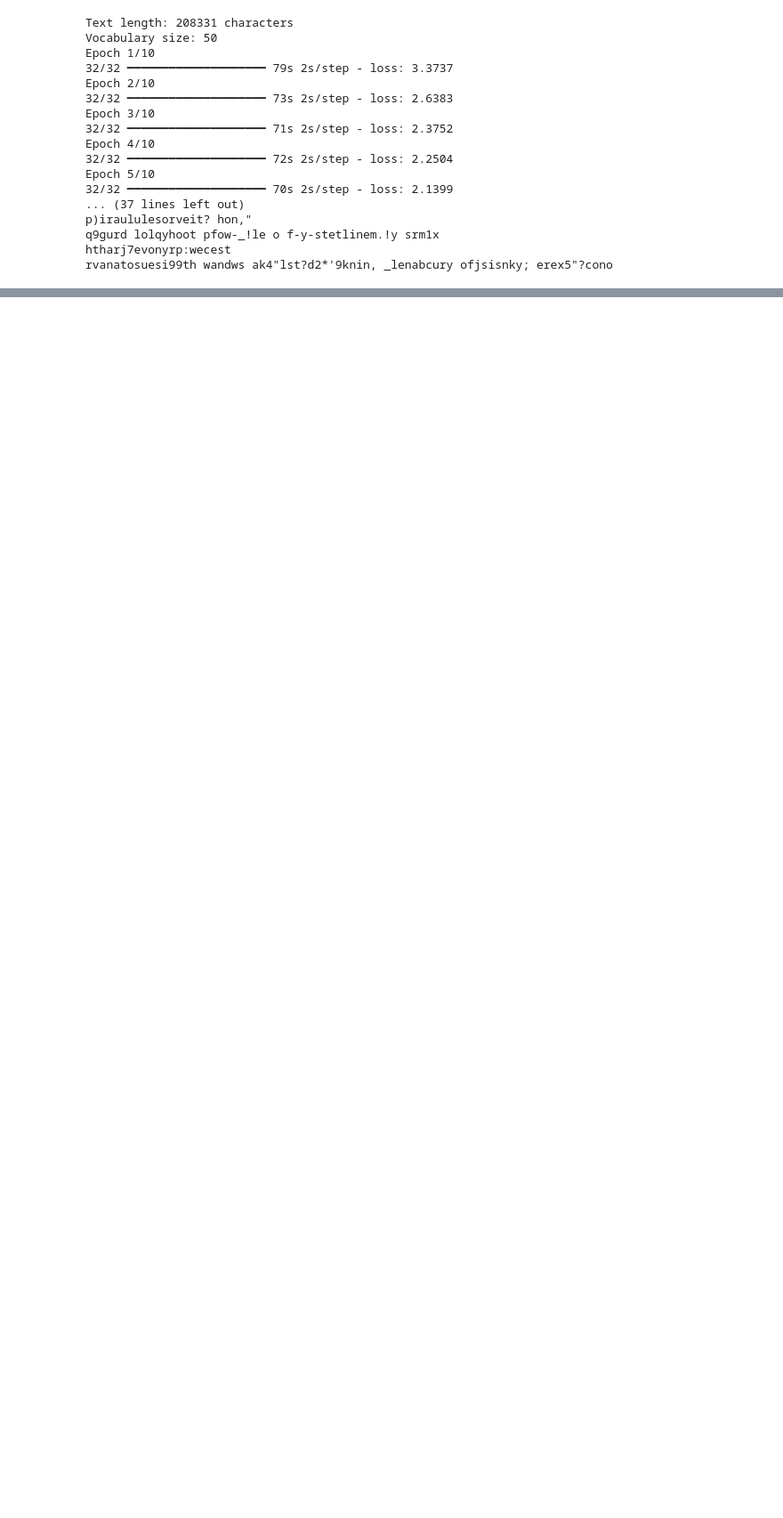
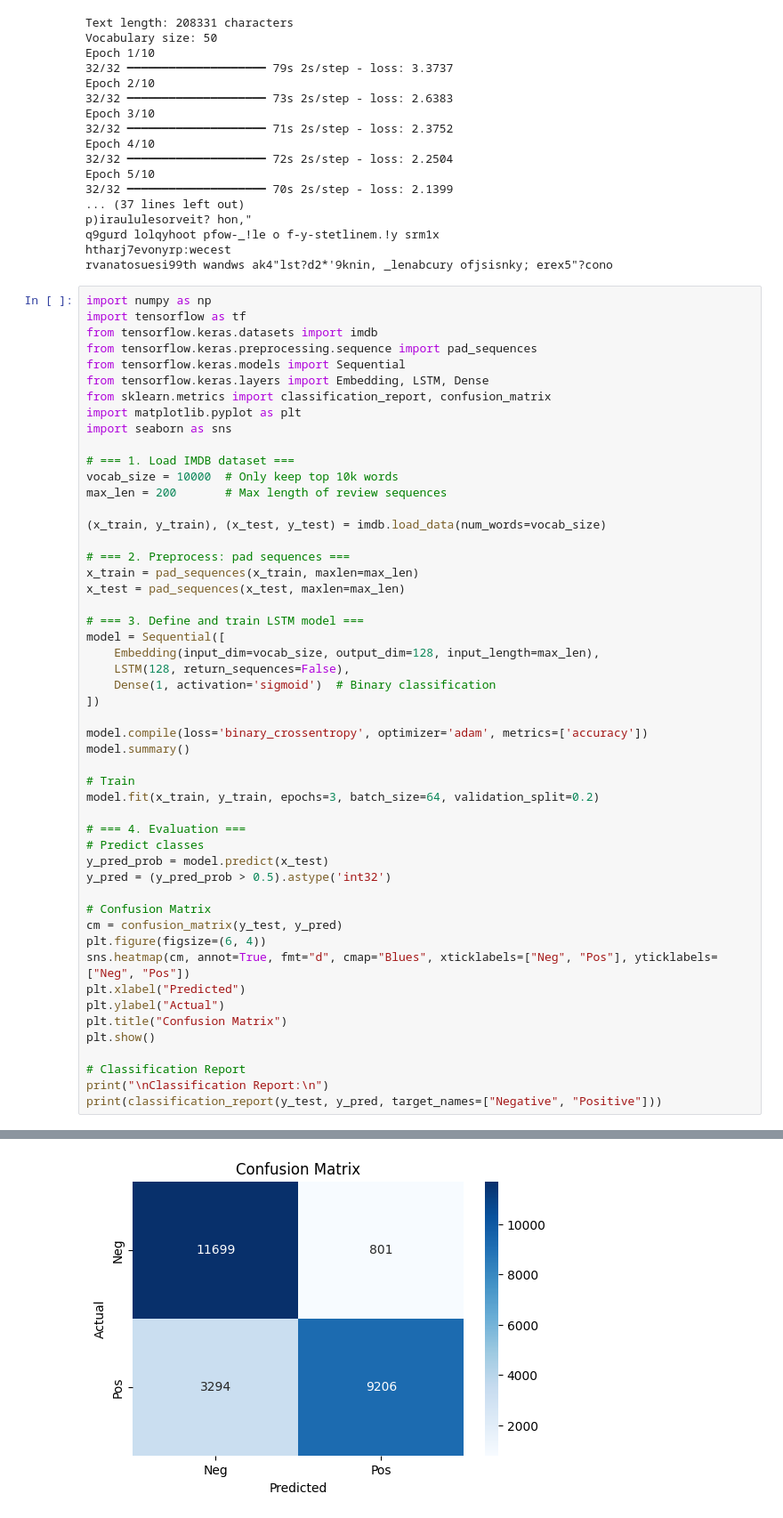
Before and after one commit to haracharan/Home_Assignment-3_CNN, a Jupyter notebook: Untitled12.ipynb, the cells around one changed output, grey strips where cells are left out. Shown: that part at 89% size. Drawn from its saved outputs; the diff is of its cells as text; blank space fills up the shorter version.

```diff
--- a/Untitled12.ipynb
+++ b/Untitled12.ipynb
@@ -295,3 +295,55 @@ p)iraululesorveit? hon,"
 q9gurd lolqyhoot pfow-_!le o f-y-stetlinem.!y srm1x
 htharj7evonyrp:wecest
 rvanatosuesi99th wandws ak4"lst?d2*'9knin, _lenabcury ofjsisnky; erex5"?cono
+# %%
+import numpy as np
+import tensorflow as tf
+from tensorflow.keras.datasets import imdb
+from tensorflow.keras.preprocessing.sequence import pad_sequences
+from tensorflow.keras.models import Sequential
+from tensorflow.keras.layers import Embedding, LSTM, Dense
+from sklearn.metrics import classification_report, confusion_matrix
+import matplotlib.pyplot as plt
+import seaborn as sns
+
+# === 1. Load IMDB dataset ===
+vocab_size = 10000  # Only keep top 10k words
+max_len = 200       # Max length of review sequences
+
+(x_train, y_train), (x_test, y_test) = imdb.load_data(num_words=vocab_size)
+
+# === 2. Preprocess: pad sequences ===
+x_train = pad_sequences(x_train, maxlen=max_len)
+x_test = pad_sequences(x_test, maxlen=max_len)
+
+# === 3. Define and train LSTM model ===
+model = Sequential([
+    Embedding(input_dim=vocab_size, output_dim=128, input_length=max_len),
+    LSTM(128, return_sequences=False),
+    Dense(1, activation='sigmoid')  # Binary classification
+])
+
+model.compile(loss='binary_crossentropy', optimizer='adam', metrics=['accuracy'])
+model.summary()
+
+# Train
+model.fit(x_train, y_train, epochs=3, batch_size=64, validation_split=0.2)
+
+# === 4. Evaluation ===
+# Predict classes
+y_pred_prob = model.predict(x_test)
+y_pred = (y_pred_prob > 0.5).astype('int32')
+
+# Confusion Matrix
+cm = confusion_matrix(y_test, y_pred)
+plt.figure(figsize=(6, 4))
+sns.heatmap(cm, annot=True, fmt="d", cmap="Blues", xticklabels=["Neg", "Pos"], yticklabels=["Neg", "Pos"])
+plt.xlabel("Predicted")
+plt.ylabel("Actual")
+plt.title("Confusion Matrix")
+plt.show()
+
+# Classification Report
+print("\nClassification Report:\n")
+print(classification_report(y_test, y_pred, target_names=["Negative", "Positive"]))
+# %% [output]
@@ -297,0 +372 @@ rvanatosuesi99th wandws ak4"lst?d2*'9knin, _lenabcury ofjsisnky; erex5"?cono
+[figure, added]
```
Also changed, not shown: parts of 1 cell of this notebook.
